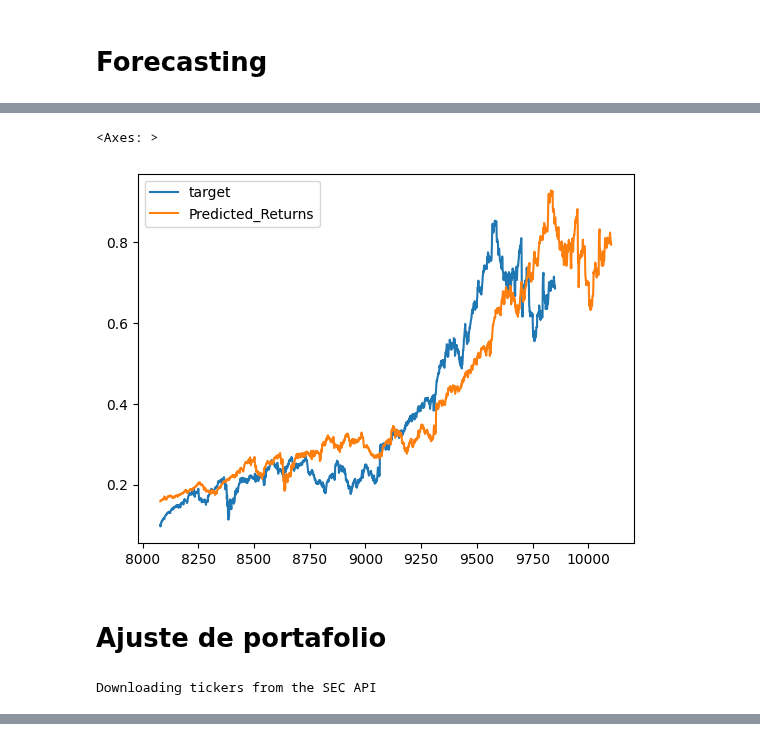
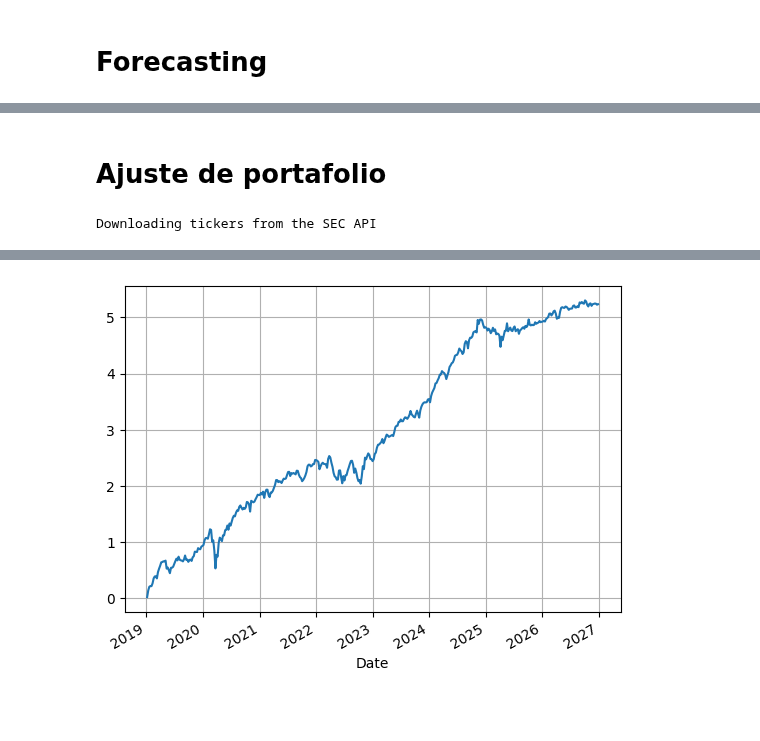
Before and after one commit to jcpalacioc/JHProgress, a Jupyter notebook: Control.ipynb, the cells around one changed output, grey strips where cells are left out. Saved outputs shown, nothing was run; the diff lists cells and outputs as text; code cells hidden in the pictures; blank space fills up the shorter version.

```diff
--- a/Control.ipynb
+++ b/Control.ipynb
@@ -102,14 +47,11 @@ Training until validation scores don't improve for 200 rounds
 # %%
-result_df[result_df['Simbolo']=='FICO'][['target','Predicted_Returns']].plot()
+#result_df[result_df['Simbolo']=='FICO'][['target','Predicted_Returns']].plot()
-# %% [output]
-<Axes: >
-[figure, removed]
 # %% [markdown]
 # Ajuste de portafolio
 # %%
 popt=PortOPT()
-#popt.visualizar_historico()
-#popt.w.loc['NVDA',0]=6.898805e-01
-#popt.w.loc['CPRX',0]=1.588903e-01
+w,f=popt.obtener_pesos_cartera()
+popt.visualizar_historico()
+vm=popt.crear_cartera(51775)
 # %% [output]
 Downloading tickers from the SEC API
@@ -117,0 +75 @@ Downloading tickers from the SEC API
+[figure, added]
```
Also changed, not shown: parts of 10 cells of this notebook, 3 other files.
